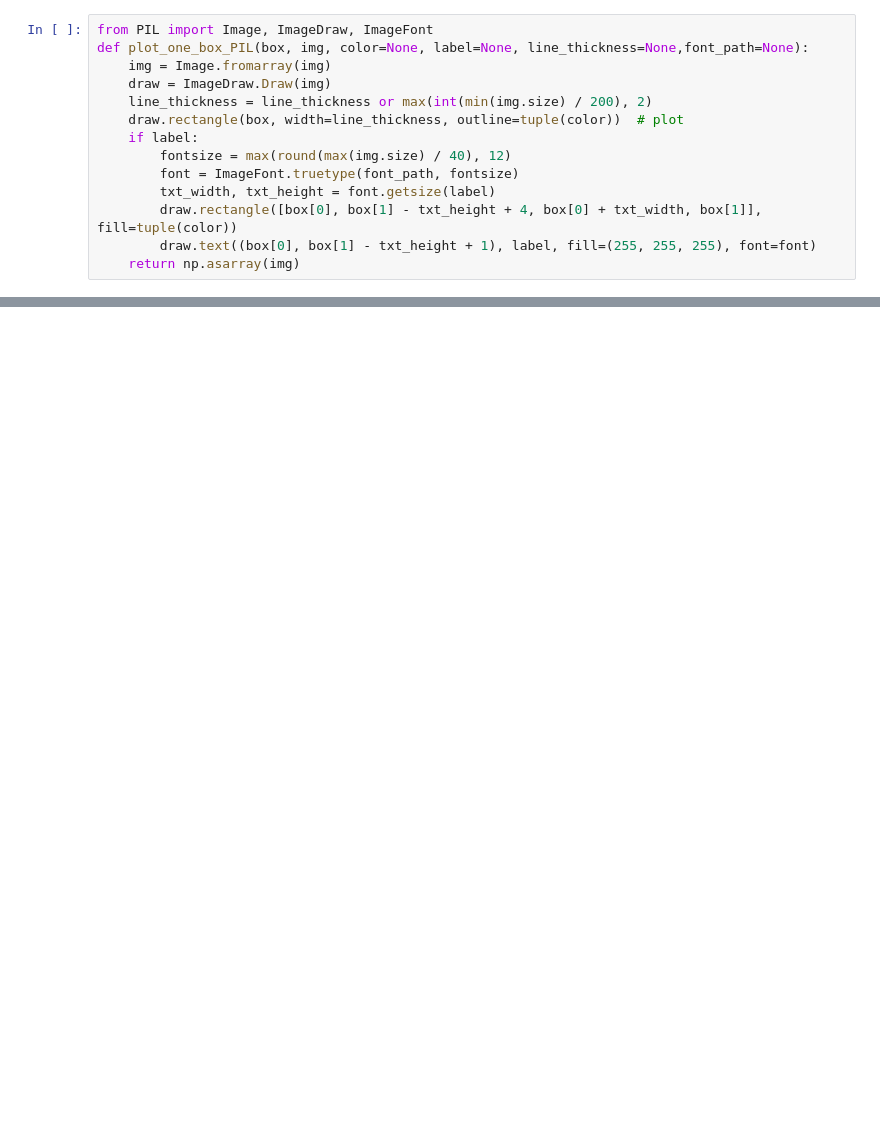
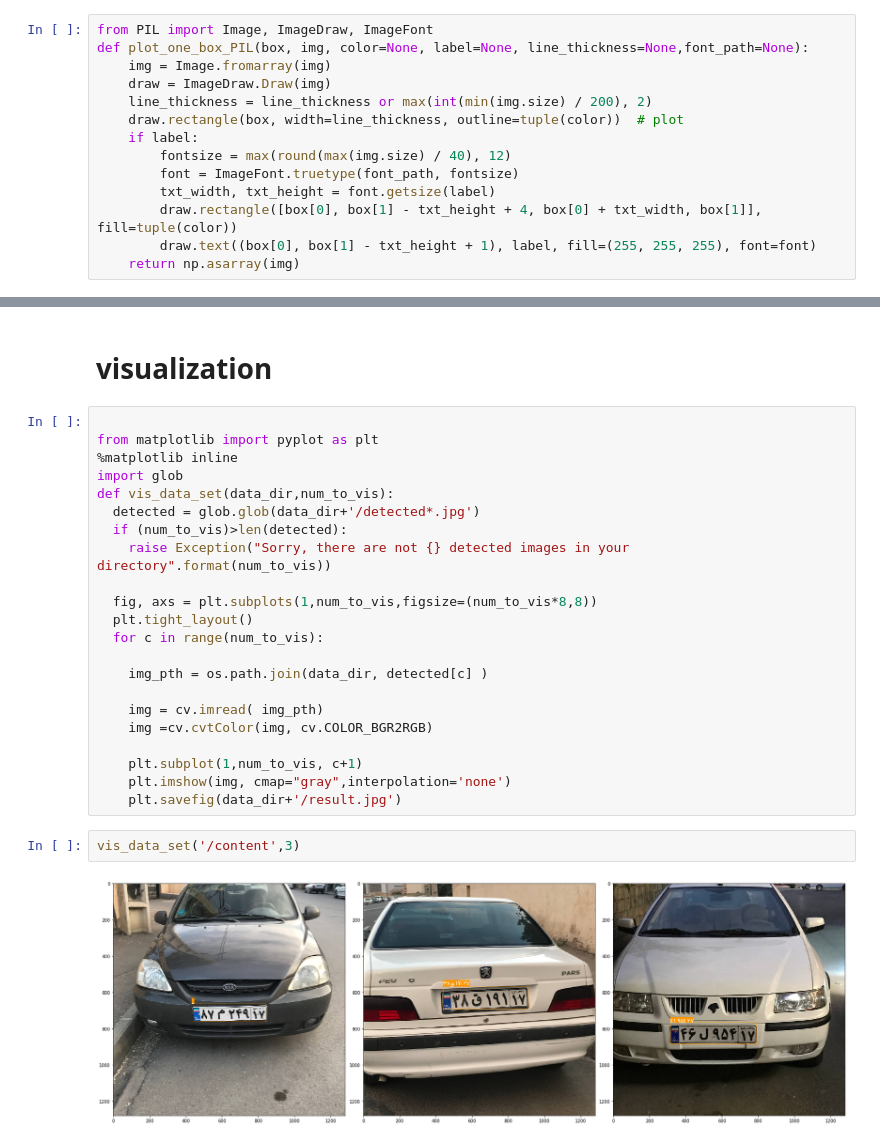
Before and after one commit to majidsadrii/persian_vehicle_license, a Jupyter notebook: plates.ipynb, the cells around one changed output, grey strips where cells are left out. Saved outputs shown, nothing was run; the diff lists cells and outputs as text; blank space fills up the shorter version.

```diff
--- a/plates.ipynb
+++ b/plates.ipynb
@@ -307,0 +325,28 @@ plate_text Easyocr  ابدان
+# %% [markdown]
+# visualization
+# %%
+
+from matplotlib import pyplot as plt
+%matplotlib inline
+import glob
+def vis_data_set(data_dir,num_to_vis):
+  detected = glob.glob(data_dir+'/detected*.jpg')
+  if (num_to_vis)>len(detected):
+    raise Exception("Sorry, there are not {} detected images in your directory".format(num_to_vis))
+
+  fig, axs = plt.subplots(1,num_to_vis,figsize=(num_to_vis*8,8))
+  plt.tight_layout()
+  for c in range(num_to_vis):
+
+    img_pth = os.path.join(data_dir, detected[c] )
+
+    img = cv.imread( img_pth)
+    img =cv.cvtColor(img, cv.COLOR_BGR2RGB)
+
+    plt.subplot(1,num_to_vis, c+1)
+    plt.imshow(img, cmap="gray",interpolation='none')
+    plt.savefig(data_dir+'/result.jpg')
+# %%
+vis_data_set('/content',3)
+# %% [output]
+[figure, added]
```
Also changed, not shown: parts of 7 cells of this notebook.
